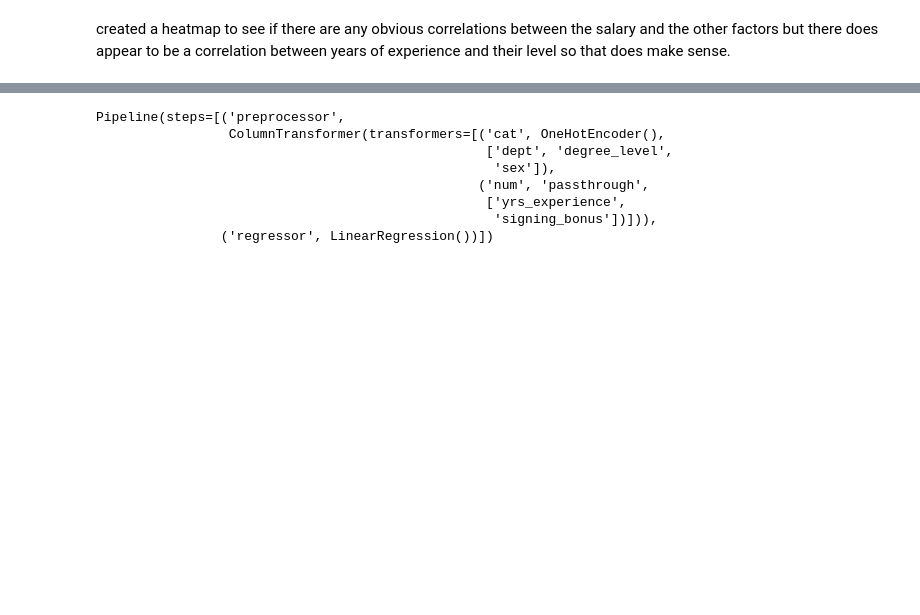
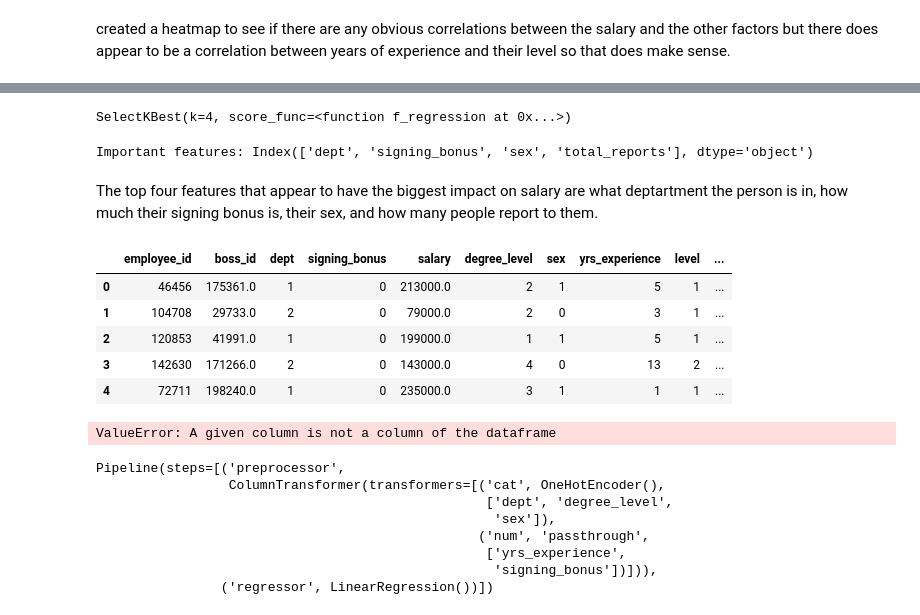
Before and after one commit to breannaparker1991/diversity_analysis, a Jupyter notebook: diversity.ipynb, the cells around one changed output, grey strips where cells are left out. Drawn from its saved outputs; the diff is of its cells as text; code cells hidden in the pictures; blank space fills up the shorter version.

```diff
--- a/diversity.ipynb
+++ b/diversity.ipynb
@@ -302 +302,4 @@ created a heatmap to see if there are any obvious correlations between the salar
+# %%
+#fill in nan value for following testing
+df['boss_id'] = df['boss_id'].fillna(0)
 # %%
@@ -305,0 +315,14 @@ y = df['salary']
+# %%
+# Apply feature selection using f_regression
+selector = SelectKBest(f_regression, k=4)
+selector.fit(x_scaled, y)
+# %% [output]
+SelectKBest(k=4, score_func=<function f_regression at 0x...>)
+# %%
+# print most
+selected_columns = x.columns[selector.get_support(indices=True)]
+print(f"Important features: {selected_columns}")
+# %% [output]
+Important features: Index(['dept', 'signing_bonus', 'sex', 'total_reports'], dtype='object')
+# %% [markdown]
+The top four features that appear to have the biggest impact on salary are what deptartment the person is in, how much their signing bonus is, their sex, and how many people report to them.
@@ -306,3 +351,12 @@ y = df['salary']
 # %%
 #train/test split with 30/70 split
 x_train, x_test, y_train, y_test = train_test_split(x, y, test_size=0.3)
+# %%
+df.head()
+# %% [output]
+|  | employee_id | boss_id | dept | signing_bonus | salary | degree_level | sex | yrs_experience | level | ... |
+| 0 | 46456 | 175361.0 | 1 | 0 | 213000.0 | 2 | 1 | 5 | 1 | ... |
+| 1 | 104708 | 29733.0 | 2 | 0 | 79000.0 | 2 | 0 | 3 | 1 | ... |
+| 2 | 120853 | 41991.0 | 1 | 0 | 199000.0 | 1 | 1 | 5 | 1 | ... |
+| 3 | 142630 | 171266.0 | 2 | 0 | 143000.0 | 4 | 0 | 13 | 2 | ... |
+| 4 | 72711 | 198240.0 | 1 | 0 | 235000.0 | 3 | 1 | 1 | 1 | ... |
@@ -308,0 +382,4 @@ x_train, x_test, y_train, y_test = train_test_split(x, y, test_size=0.3)
+# %%
+x_transformed = pipeline.fit_transform(x,y)
+# %% [output]
+ValueError: A given column is not a column of the dataframe
```
Also changed, not shown: parts of 14 cells of this notebook.
